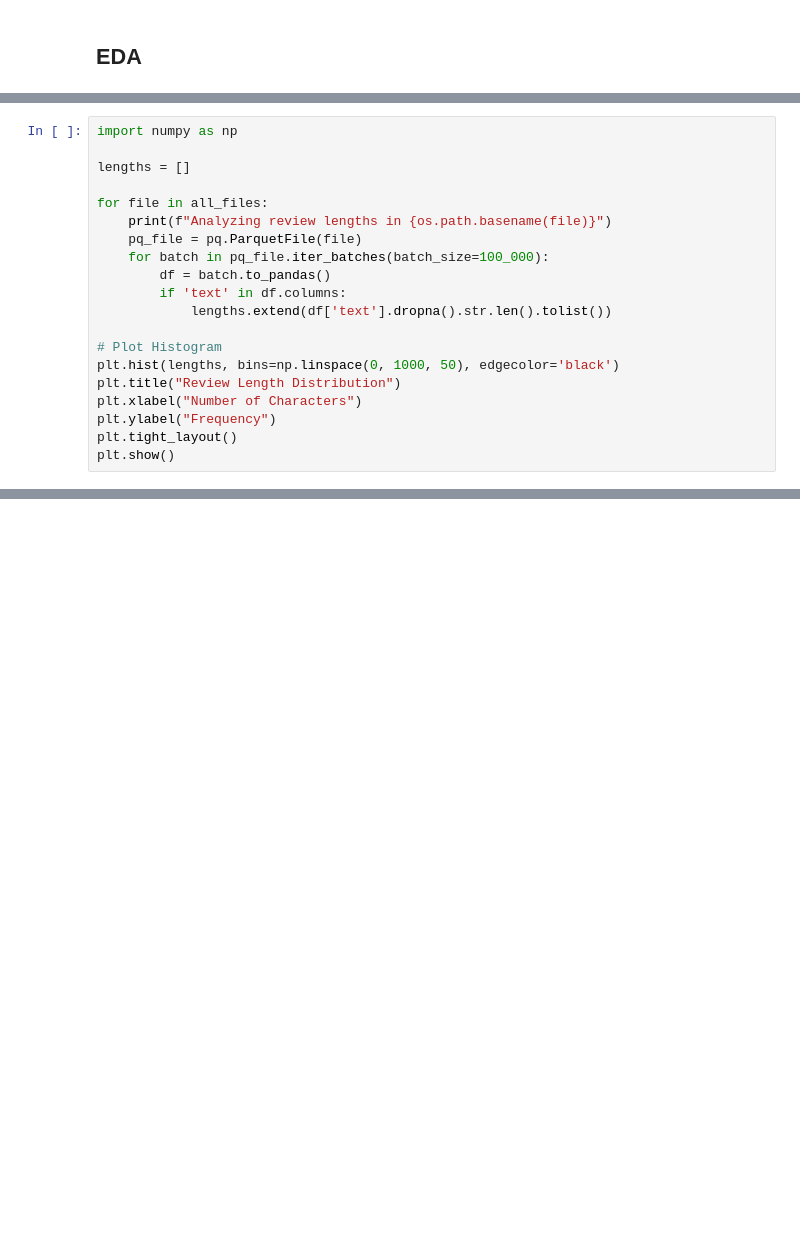
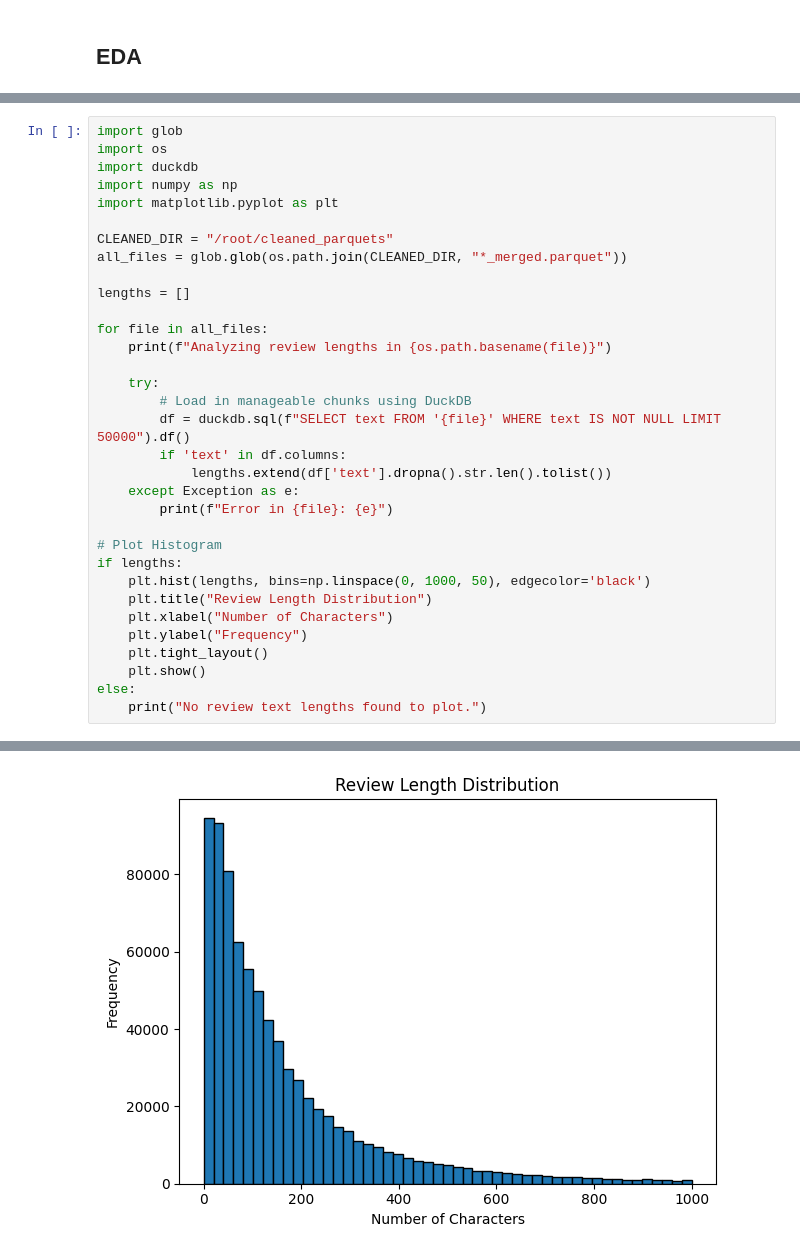
Before and after one commit to Enadiz76/Code, a Jupyter notebook: eda.ipynb, the cells around one changed output, grey strips where cells are left out. Saved outputs shown, nothing was run; the diff lists cells and outputs as text; blank space fills up the shorter version.

```diff
--- a/eda.ipynb
+++ b/eda.ipynb
@@ -67,20 +65,34 @@ Reading Musical_Instruments_merged.parquet
 # %%
+import glob
+import os
+import duckdb
 import numpy as np
+import matplotlib.pyplot as plt
+
+CLEANED_DIR = "/root/cleaned_parquets"
+all_files = glob.glob(os.path.join(CLEANED_DIR, "*_merged.parquet"))
 
 lengths = []
 
 for file in all_files:
     print(f"Analyzing review lengths in {os.path.basename(file)}")
-    pq_file = pq.ParquetFile(file)
-    for batch in pq_file.iter_batches(batch_size=100_000):
-        df = batch.to_pandas()
+
+    try:
+        # Load in manageable chunks using DuckDB
+        df = duckdb.sql(f"SELECT text FROM '{file}' WHERE text IS NOT NULL LIMIT 50000").df()
         if 'text' in df.columns:
             lengths.extend(df['text'].dropna().str.len().tolist())
+    except Exception as e:
+        print(f"Error in {file}: {e}")
 
 # Plot Histogram
-plt.hist(lengths, bins=np.linspace(0, 1000, 50), edgecolor='black')
-plt.title("Review Length Distribution")
-plt.xlabel("Number of Characters")
-plt.ylabel("Frequency")
-plt.tight_layout()
-plt.show()
+if lengths:
+    plt.hist(lengths, bins=np.linspace(0, 1000, 50), edgecolor='black')
+    plt.title("Review Length Distribution")
+    plt.xlabel("Number of Characters")
+    plt.ylabel("Frequency")
+    plt.tight_layout()
+    plt.show()
+else:
+    print("No review text lengths found to plot.")
+# %% [output]
@@ -87 +116,2 @@ plt.show()
+[figure, added]
 # %%
```
Also changed, not shown: parts of 8 cells of this notebook, 3 other files.
